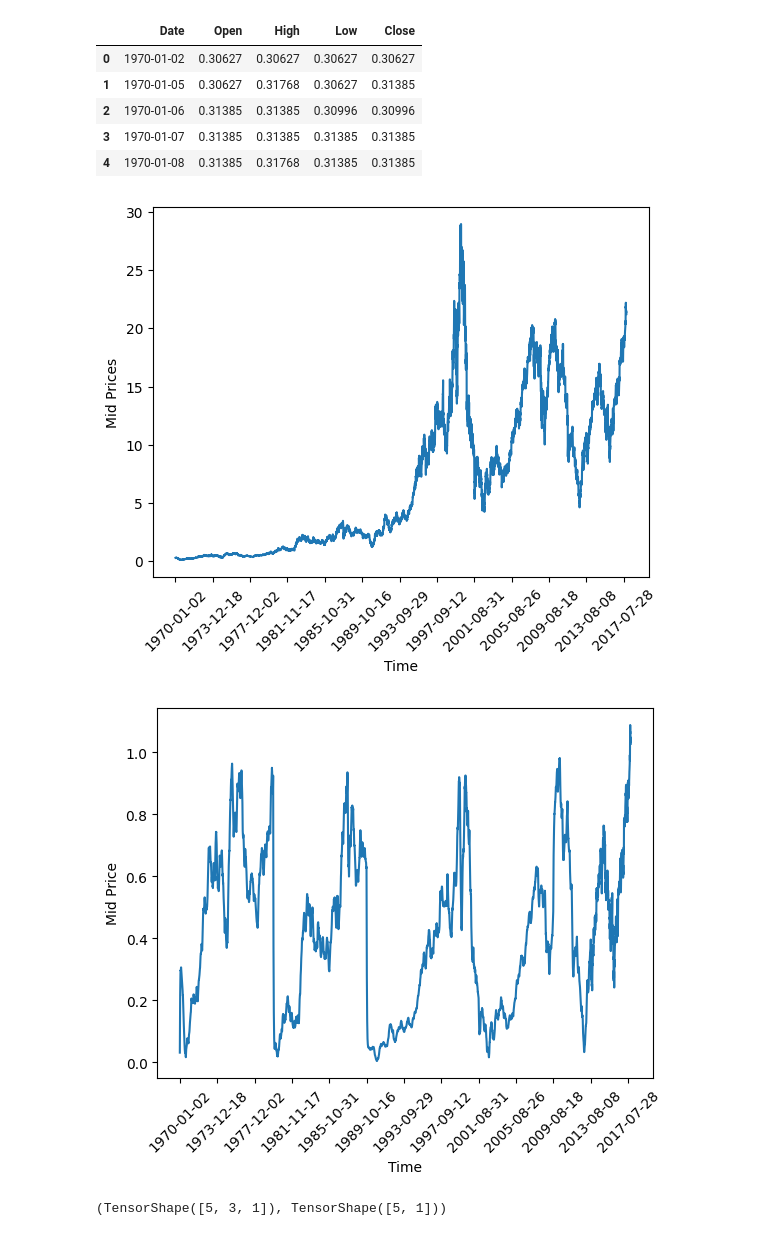
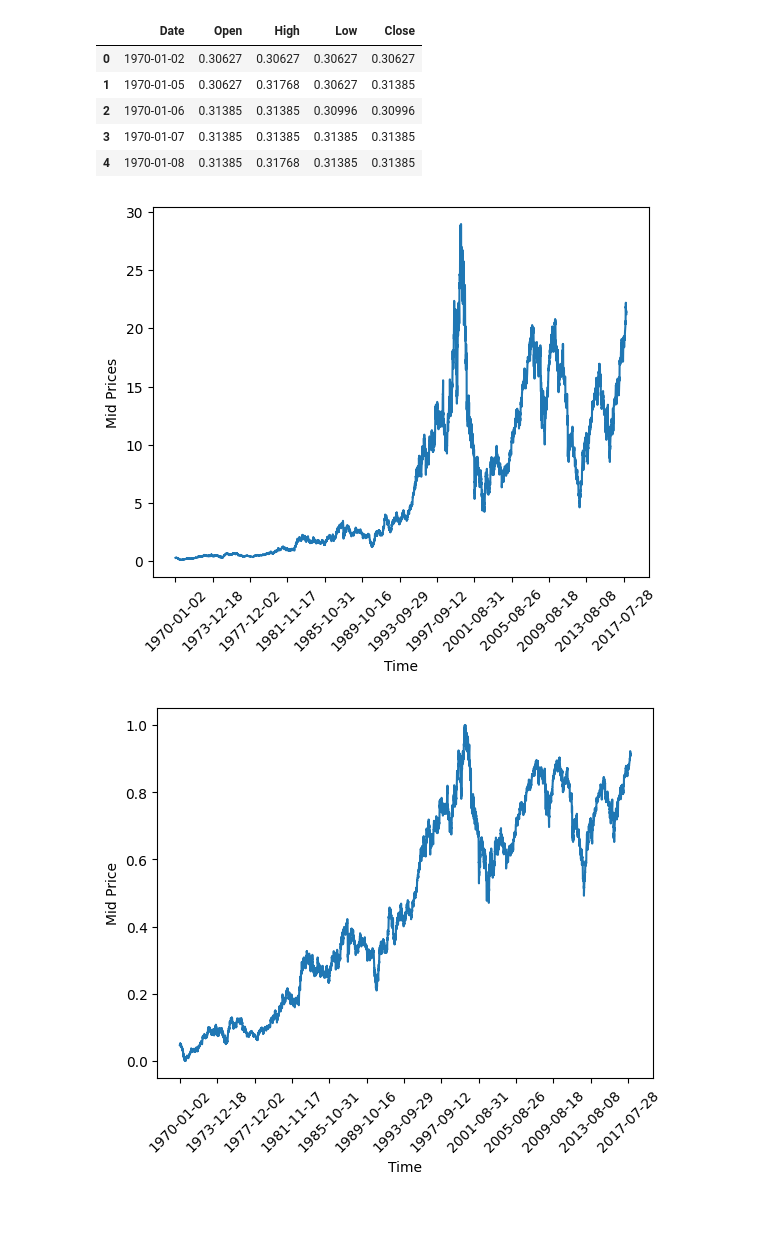
Before and after one commit to ZuoLoL21/KaggleSubmissions, a Jupyter notebook: projects/stock_market_predictions/stock_market_predictions.ipynb, the cells around one changed output. Drawn from its saved outputs; the diff is of its cells as text; code cells hidden in the pictures.

```diff
--- a/projects/stock_market_predictions/stock_market_predictions.ipynb
+++ b/projects/stock_market_predictions/stock_market_predictions.ipynb
@@ -45,45 +42,36 @@ stock_df.head()
 # %%
 high_prices = stock_df['High'].to_numpy()
 low_prices = stock_df['Low'].to_numpy()
 mid_prices = (high_prices + low_prices) / 2.0
-
-mid_prices
 
 plot_graph(stock_df['Date'], mid_prices, x_label='Time', y_label='Mid Prices')
 
 train_data = mid_prices[:11000]
 test_data = mid_prices[11000:]
 
+train_data = np.expand_dims(train_data, axis=1)
+test_data = np.expand_dims(test_data, axis=1)
+
+# Log Scale
+log_scaler = get_log1_scaler(validate=True)
+train_data = log_scaler.transform(train_data)
+test_data = log_scaler.transform(test_data)
+
+# Min Max Scale
 scaler = MinMaxScaler()
-
-train_data = train_data.reshape(-1, 1)
-test_data = test_data.reshape(-1, 1)
-
-# Min/Max normalize
-smoothing_window_size = 2500
-smoothing_end = train_data.shape[0] // smoothing_window_size * smoothing_window_size
-
-for di in range(0, smoothing_end, smoothing_window_size):
-	scaler.fit(train_data[di:di + smoothing_window_size, :])
-	train_data[di:di + smoothing_window_size, :] = scaler.transform(train_data[di:di + smoothing_window_size, :])
-
-scaler.fit(train_data[di + smoothing_window_size:, :])
-train_data[di + smoothing_window_size:, :] = scaler.transform(train_data[di + smoothing_window_size:, :])
+scaler.fit(train_data)
+train_data = np.squeeze(scaler.transform(train_data))
+test_data = np.squeeze(scaler.transform(test_data))
 
 # Moving average
-train_data = train_data.reshape(-1)
-
-test_data = scaler.transform(test_data).reshape(-1)
-
 EMA = 0.0
 gamma = 0.1
 for ti in range(train_data.shape[0]):
-	EMA = gamma * train_data[ti] + (1 - gamma) * EMA
-	train_data[ti] = EMA
+    EMA = gamma * train_data[ti] + (1 - gamma) * EMA
+train_data[ti] = EMA
 
-all_mid_data = np.concatenate([train_data, test_data], axis=0)
-
-plot_graph(stock_df['Date'], all_mid_data, x_label='Time', y_label='Mid Price')
+concatenated_mid_data = np.concatenate((train_data, test_data), axis=0)
+plot_graph(stock_df['Date'], concatenated_mid_data, x_label='Time', y_label='Mid Price')
 # %% [output]
 [figure]
-[figure, old version]
+[figure, new version]
@@ -137,11 +78,3 @@ def reset_indices(self):
-# %%
-
-dg = DataGeneratorSeq(train_data, 5, 3)
-u_data, u_labels = dg.unroll_batches()
-
-u_data.shape, u_labels.shape
-# %% [output]
-(TensorShape([5, 3, 1]), TensorShape([5, 1]))
 # %%
 D = 1  # Dimensionality of the data. Since your data is 1-D this would be 1
 num_unrollings = 50  # Number of time steps you look into the future.
```
Also changed, not shown: parts of 16 cells of this notebook, 12 other files.
